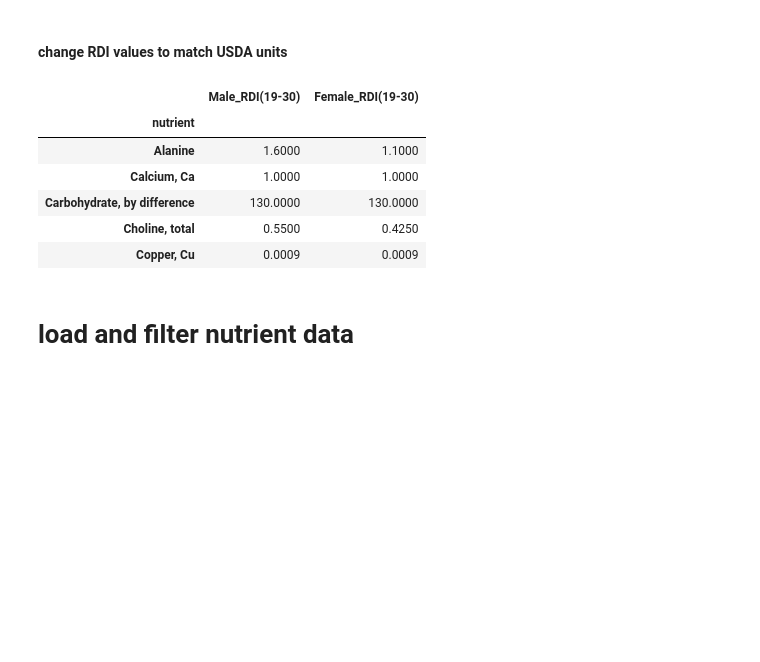
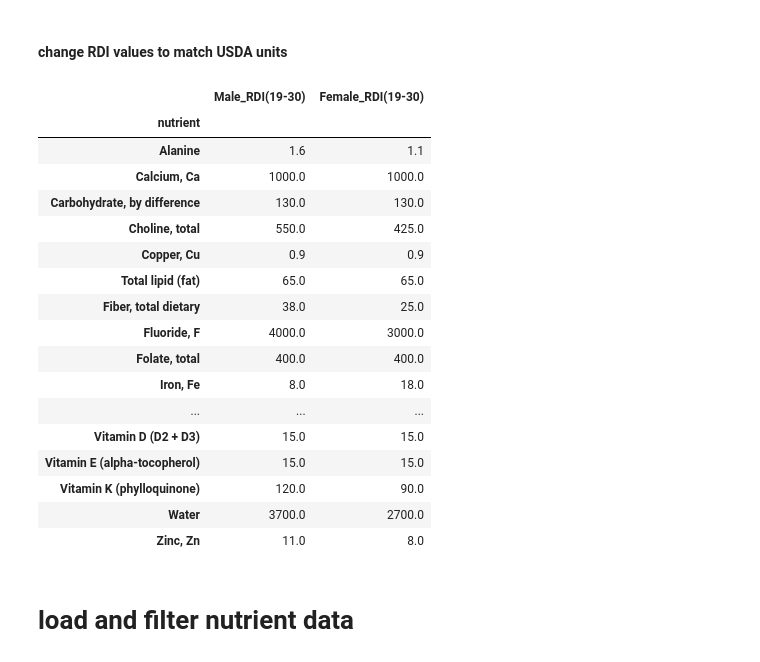
Before and after one commit to epfl-ada-2018/Project, a Jupyter notebook: notebooks/USDA_parsing.ipynb, the cells around one changed output. Saved outputs shown, nothing was run; the diff lists cells and outputs as text; code cells hidden in the pictures; blank space fills up the shorter version.

```diff
--- a/notebooks/USDA_parsing.ipynb
+++ b/notebooks/USDA_parsing.ipynb
@@ -571,29 +571,55 @@ nut_def = nut_def[nut_def['description'].apply(lambda x : x in rdi.index.values)
 #### change RDI values to match USDA units
 # %%
 def change_value(unit, value) :
-    if unit == 'µg' :
-        return float(value) * 1000
+
+    if unit == 'mg' or unit == 'IU' :
+        return value
+
     elif unit == 'g' :
-        return float(value) / 1000
+        return (float(value) / 1000)
+
     else :
-        return float(value)
+        return (float(value) * 1000)
+
+
+new_male_rdis = []
+new_female_rdis = []
+
+for n in rdi.index.values :
+    unit = nut_def[nut_def['description'] == n]['units'].values[0]
+    male_rdi = rdi.loc[n]['Male_RDI(19-30)']
+    female_rdi = rdi.loc[n]['Female_RDI(19-30)']
+    new_male_rdis.append(change_value(unit, male_rdi))
+    new_female_rdis.append(change_value(unit, female_rdi))
+
 
 #change values
-rdi['Male_RDI(19-30)'] = pd.Series([change_value(c[0], c[1]) for c in zip(nut_def['units'].values, rdi['Male_RDI(19-30)'])]).values
-rdi['Female_RDI(19-30)'] = pd.Series([change_value(c[0], c[1]) for c in zip(nut_def['units'].values, rdi['Female_RDI(19-30)'])]).values
+rdi['Male_RDI(19-30)'] = pd.Series(new_male_rdis).values
+rdi['Female_RDI(19-30)'] = pd.Series(new_female_rdis).values
 
 #save new RDI file as csv
 rdi.to_csv("./../generated/matching_rdi.csv")
 
-rdi.head()
+rdi
 # %% [output]
 |  | Male_RDI(19-30) | Female_RDI(19-30) |
 | nutrient |  |  |
-| Alanine | 1.6000 | 1.1000 |
-| Calcium, Ca | 1.0000 | 1.0000 |
-| Carbohydrate, by difference | 130.0000 | 130.0000 |
-| Choline, total | 0.5500 | 0.4250 |
-| Copper, Cu | 0.0009 | 0.0009 |
+| Alanine | 1.6 | 1.1 |
+| Calcium, Ca | 1000.0 | 1000.0 |
+| Carbohydrate, by difference | 130.0 | 130.0 |
+| Choline, total | 550.0 | 425.0 |
+| Copper, Cu | 0.9 | 0.9 |
+| Total lipid (fat) | 65.0 | 65.0 |
+| Fiber, total dietary | 38.0 | 25.0 |
+| Fluoride, F | 4000.0 | 3000.0 |
+| Folate, total | 400.0 | 400.0 |
+| Iron, Fe | 8.0 | 18.0 |
+| ... | ... | ... |
+| Vitamin D (D2 + D3) | 15.0 | 15.0 |
+| Vitamin E (alpha-tocopherol) | 15.0 | 15.0 |
+| Vitamin K (phylloquinone) | 120.0 | 90.0 |
+| Water | 3700.0 | 2700.0 |
+| Zinc, Zn | 11.0 | 8.0 |
 # %% [markdown]
 # load and filter nutrient data
 # %% [markdown]
```
Also changed, not shown: parts of 5 cells of this notebook, 4 other files.
